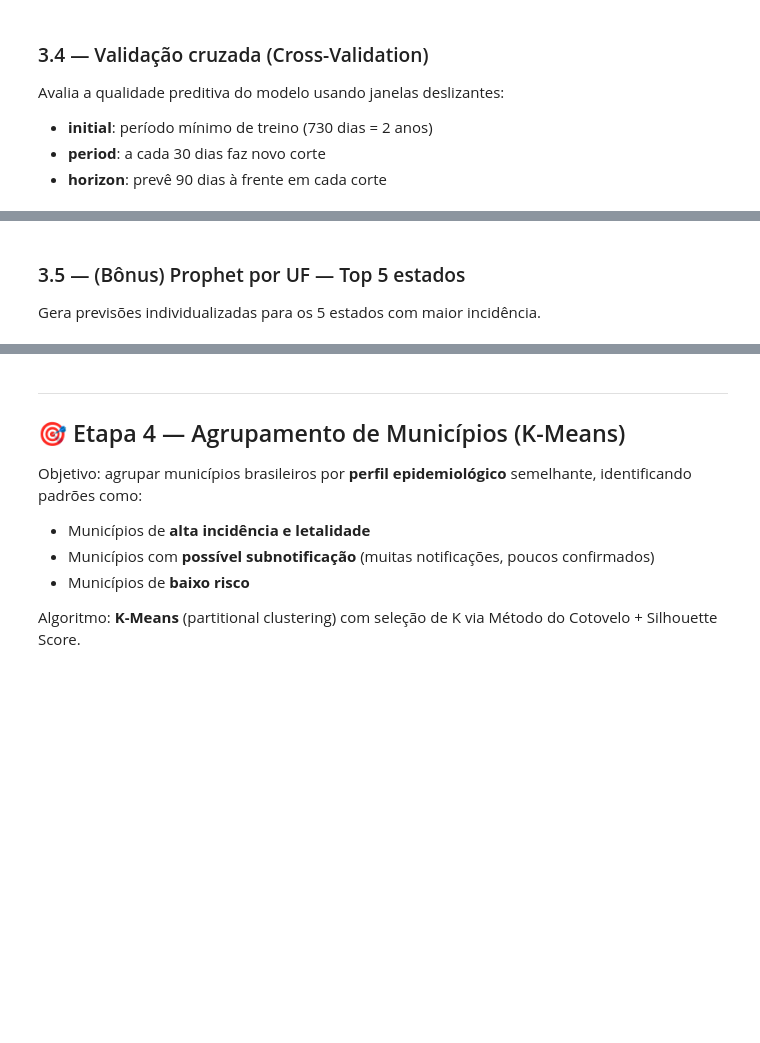
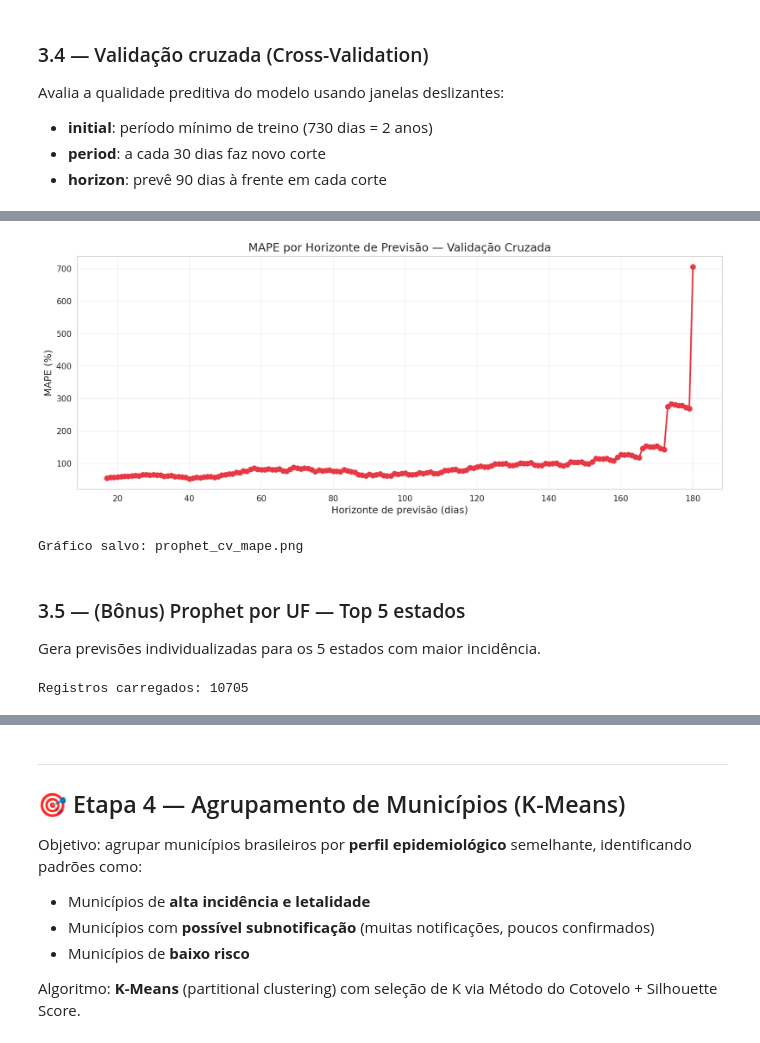
Before and after one commit to kiovaz/sinan-statistical-modeling, a Jupyter notebook: notebook/analise_estatistica.ipynb, the cells around one changed output, grey strips where cells are left out. Cells and saved outputs as stored; diff of their text form; code cells hidden in the pictures; blank space fills up the shorter version.

```diff
--- a/notebook/analise_estatistica.ipynb
+++ b/notebook/analise_estatistica.ipynb
@@ -394,0 +494,13 @@ Avalia a qualidade preditiva do modelo usando janelas deslizantes:
+# %%
+from prophet import Prophet
+
+modelo = Prophet(
+    seasonality_mode='additive',
+    yearly_seasonality=True,
+    weekly_seasonality=False,
+    daily_seasonality=False,
+    changepoint_prior_scale=0.05,
+    interval_width=0.95
+)
+modelo.fit(df_prophet)
+print('Modelo treinado com sucesso.')
@@ -397,12 +513,11 @@ from prophet.diagnostics import cross_validation, performance_metrics
 
 df_cv = cross_validation(
     modelo,
-    horizon='90 days',
-    period='30 days',
-    initial='730 days'
+    initial='1095 days',
+    period='180 days',
+    horizon='180 days'
 )
 
 df_metricas = performance_metrics(df_cv)
-
 print('=== Métricas de Validação Cruzada ===')
 print(df_metricas[['horizon', 'rmse', 'mae', 'mape']].to_string(index=False))
@@ -409,37 +557,51 @@ print(df_metricas[['horizon', 'rmse', 'mae', 'mape']].to_string(index=False))
 # %%
-# ── Gráfico de MAPE por horizonte ──
-from prophet.plot import plot_cross_validation_metric
+# Gráfico de MAPE por horizonte — feito direto com matplotlib
+# (evita o bug do plot_cross_validation_metric com pandas 3.0)
+import matplotlib.pyplot as plt
 
-fig3 = plot_cross_validation_metric(df_cv, metric='mape')
-fig3.set_size_inches(12, 5)
-plt.title('MAPE por Horizonte de Previsão — Validação Cruzada')
+# dias de horizonte no eixo x
+df_metricas['horizon_dias'] = df_metricas['horizon'].dt.days
+
+fig, ax = plt.subplots(figsize=(12, 5))
+ax.plot(df_metricas['horizon_dias'], df_metricas['mape'] * 100,
+        marker='o', color='#E63946', linewidth=2)
+ax.set_title('MAPE por Horizonte de Previsão — Validação Cruzada')
+ax.set_xlabel('Horizonte de previsão (dias)')
+ax.set_ylabel('MAPE (%)')
+ax.grid(True, alpha=0.3)
 
 plt.tight_layout()
 plt.savefig('prophet_cv_mape.png', dpi=150, bbox_inches='tight')
 plt.show()
-print('✅ Gráfico salvo: prophet_cv_mape.png')
+print('Gráfico salvo: prophet_cv_mape.png')
+# %% [output]
+[figure, added]
+Gráfico salvo: prophet_cv_mape.png
 # %% [markdown]
 ### 3.5 — (Bônus) Prophet por UF — Top 5 estados
 
 Gera previsões individualizadas para os 5 estados com maior incidência.
 # %%
-# ── Query: série semanal por UF (não existe view pronta para isso) ──
+# ── Série semanal por UF (derivando ano/semana de dt_sin_pri, filtrada) ──
 SQL_UF_SEMANAL = """
 SELECT
     u.sg_uf,
-    n.nu_ano,
-    c.sem_pri,
+    EXTRACT(ISOYEAR FROM c.dt_sin_pri)::INT AS nu_ano,
+    EXTRACT(WEEK    FROM c.dt_sin_pri)::INT AS sem_pri,
     COUNT(*) AS total_casos
 FROM tb_notificacao n
 JOIN tb_dados_clinicos c           ON n.id_notificacao = c.id_notificacao
 JOIN tb_geografia_epidemiologica g ON n.id_notificacao = g.id_notificacao
 JOIN tb_municipio m                ON g.id_municipio_resi = m.id_municipio
 JOIN tb_uf u                       ON m.id_uf = u.id_uf
-GROUP BY u.sg_uf, n.nu_ano, c.sem_pri
-ORDER BY u.sg_uf, n.nu_ano, c.sem_pri;
+WHERE c.dt_sin_pri BETWEEN '2018-01-01' AND '2026-12-31'
+GROUP BY u.sg_uf, 2, 3
+ORDER BY u.sg_uf, 2, 3;
 """
 df_uf_sem = query_df(SQL_UF_SEMANAL)
 print(f'Registros carregados: {len(df_uf_sem)}')
+# %% [output]
+Registros carregados: 10705
 # %%
 # ── Loop: treina Prophet para cada UF do top 5 ──
 resultados_uf = {}
```
Also changed, not shown: parts of 29 cells of this notebook, 17 other files.
